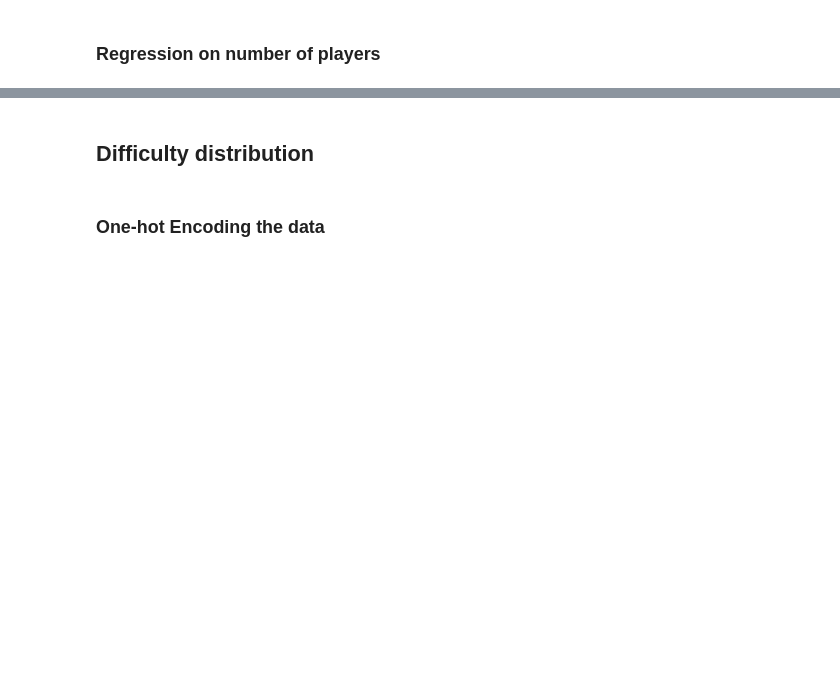
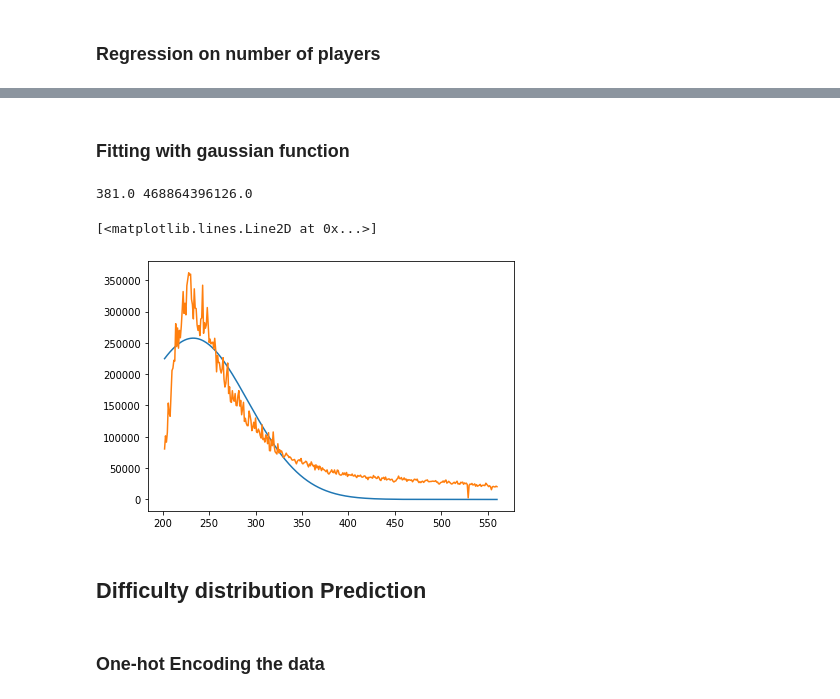
Before and after one commit to Gabinson200/MCM_Wordle, a Jupyter notebook: MCM_Worlde.ipynb, the cells around one changed output, grey strips where cells are left out. Saved outputs shown, nothing was run; the diff lists cells and outputs as text; code cells hidden in the pictures; blank space fills up the shorter version.

```diff
--- a/MCM_Worlde.ipynb
+++ b/MCM_Worlde.ipynb
@@ -99,5 +125,29 @@ np.polyval(poly, 570) # very shit
+# %% [markdown]
+### Fitting with gaussian function
+# %%
+#Gaussian function
+def gauss_function(x, a, x0, sigma):
+  return a*np.exp(-(x-x0)**2/(2*sigma**2))
+
+x = np.asarray(indx).astype(int)
+y = np.asarray(number_of_results).astype(int)
+
+#estimate mean and standard deviation
+mean = np.mean(x)
+sigma = sum(y * (x - mean)**2)
+print(mean, sigma)
+#do the fit!
+popt, pcov = curve_fit(gauss_function, x, y, p0 = [2, 240, 20])
+#plot the fit results
+plt.plot(x, gauss_function(x, *popt))
+#confront with the given data
+plt.plot(x,y)
+# %% [output]
+381.0 468864396126.0
+[<matplotlib.lines.Line2D at 0x...>]
+[figure, added]
 # %% [markdown]
-## Difficulty distribution
+## Difficulty distribution Prediction
 # %%
 probabilities = df[['1 try','2 tries','3 tries','4 tries','5 tries','6 tries','7 or more tries (X)']].to_numpy()[1:]
 # %%
```
Also changed, not shown: parts of 31 cells of this notebook.
